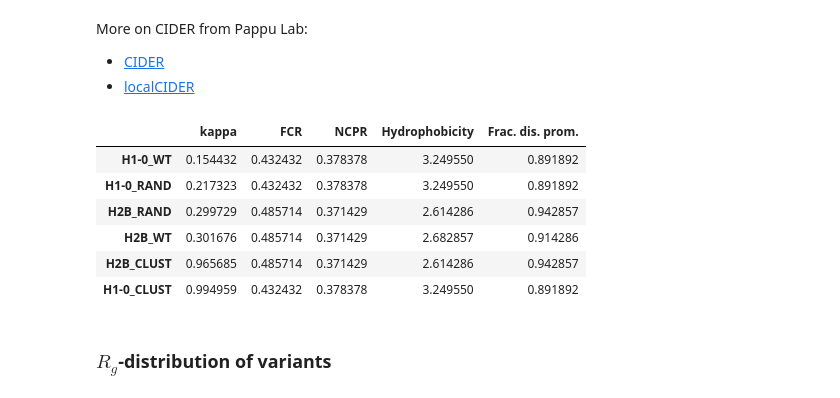
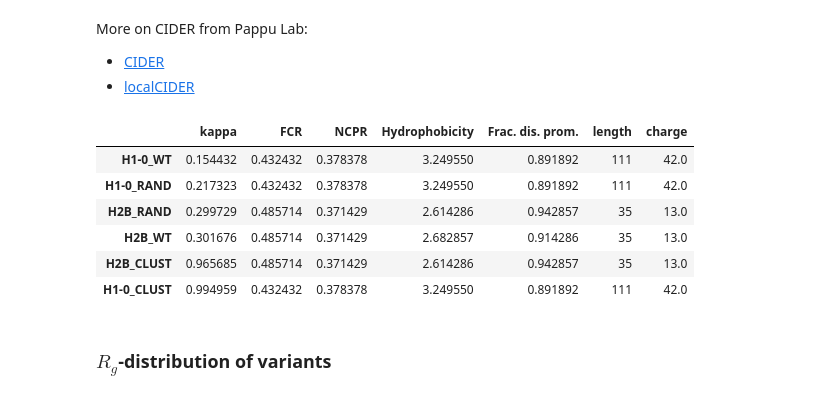
Before and after one commit to frederikespersen/OrthoIDP, a Jupyter notebook: Analysis.ipynb, the cells around one changed output. Drawn from its saved outputs; the diff is of its cells as text; code cells hidden in the pictures.

```diff
--- a/Analysis.ipynb
+++ b/Analysis.ipynb
@@ -43,17 +43,19 @@ More on CIDER from Pappu Lab:
 # %%
 # Calculating parameters
 params = analyse_utils.cider_parameters(initial['sequence'])
+params['length'] = initial['sequence'].str.len()
+params['charge'] = params['length'] * params['NCPR']
 
 # Presenting documentation and results
 params.sort_values(by='kappa')
 # %% [output]
-|  | kappa | FCR | NCPR | Hydrophobicity | Frac. dis. prom. |
-| H1-0_WT | 0.154432 | 0.432432 | 0.378378 | 3.249550 | 0.891892 |
-| H1-0_RAND | 0.217323 | 0.432432 | 0.378378 | 3.249550 | 0.891892 |
-| H2B_RAND | 0.299729 | 0.485714 | 0.371429 | 2.614286 | 0.942857 |
-| H2B_WT | 0.301676 | 0.485714 | 0.371429 | 2.682857 | 0.914286 |
-| H2B_CLUST | 0.965685 | 0.485714 | 0.371429 | 2.614286 | 0.942857 |
-| H1-0_CLUST | 0.994959 | 0.432432 | 0.378378 | 3.249550 | 0.891892 |
+|  | kappa | FCR | NCPR | Hydrophobicity | Frac. dis. prom. | length | charge |
+| H1-0_WT | 0.154432 | 0.432432 | 0.378378 | 3.249550 | 0.891892 | 111 | 42.0 |
+| H1-0_RAND | 0.217323 | 0.432432 | 0.378378 | 3.249550 | 0.891892 | 111 | 42.0 |
+| H2B_RAND | 0.299729 | 0.485714 | 0.371429 | 2.614286 | 0.942857 | 35 | 13.0 |
+| H2B_WT | 0.301676 | 0.485714 | 0.371429 | 2.682857 | 0.914286 | 35 | 13.0 |
+| H2B_CLUST | 0.965685 | 0.485714 | 0.371429 | 2.614286 | 0.942857 | 35 | 13.0 |
+| H1-0_CLUST | 0.994959 | 0.432432 | 0.378378 | 3.249550 | 0.891892 | 111 | 42.0 |
 # %% [markdown]
 ### $R_g$-distribution of variants
 # %%
```
